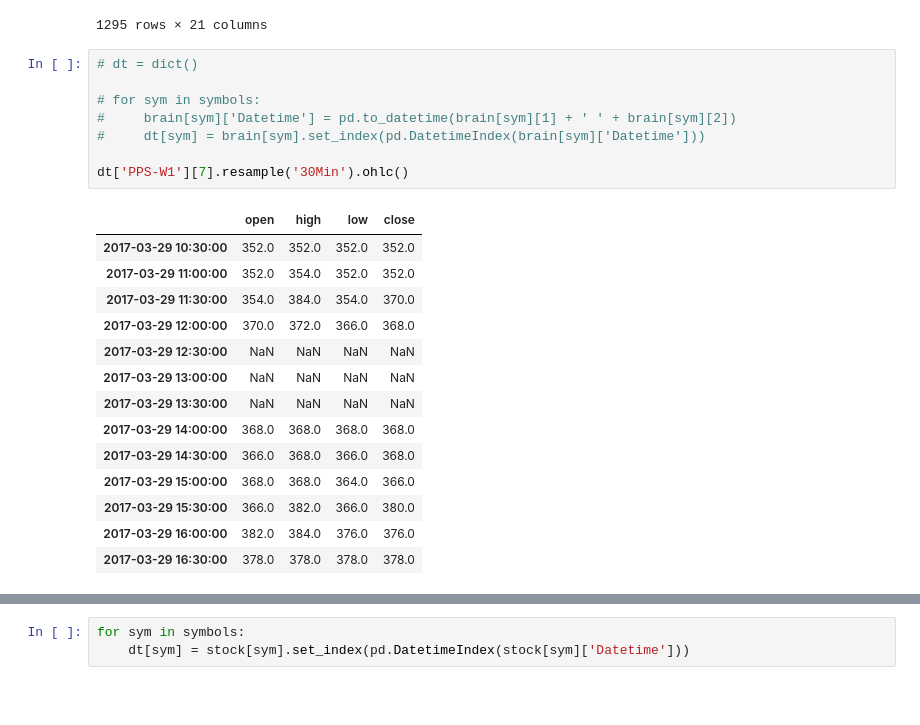
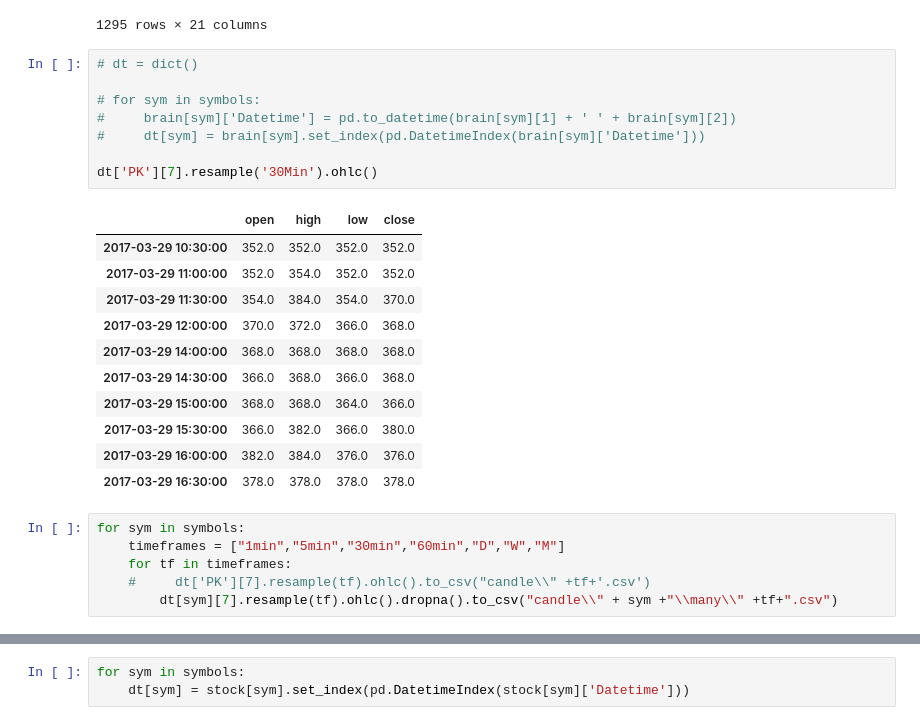
Before and after one commit to chotipat41688/SeProj, a Jupyter notebook: Ipython/readJson2.ipynb, the cells around one changed output, grey strips where cells are left out. Cells and saved outputs as stored; diff of their text form; blank space fills up the shorter version.

```diff
--- a/Ipython/readJson2.ipynb
+++ b/Ipython/readJson2.ipynb
@@ -732,23 +734,26 @@ dt['PK']
 # %%
 # dt = dict()
 
 # for sym in symbols:
 #     brain[sym]['Datetime'] = pd.to_datetime(brain[sym][1] + ' ' + brain[sym][2])
 #     dt[sym] = brain[sym].set_index(pd.DatetimeIndex(brain[sym]['Datetime']))
 
-dt['PPS-W1'][7].resample('30Min').ohlc()
+dt['PK'][7].resample('30Min').ohlc()
 # %% [output]
 |  | open | high | low | close |
 | 2017-03-29 10:30:00 | 352.0 | 352.0 | 352.0 | 352.0 |
 | 2017-03-29 11:00:00 | 352.0 | 354.0 | 352.0 | 352.0 |
 | 2017-03-29 11:30:00 | 354.0 | 384.0 | 354.0 | 370.0 |
 | 2017-03-29 12:00:00 | 370.0 | 372.0 | 366.0 | 368.0 |
-| 2017-03-29 12:30:00 | NaN | NaN | NaN | NaN |
-| 2017-03-29 13:00:00 | NaN | NaN | NaN | NaN |
-| 2017-03-29 13:30:00 | NaN | NaN | NaN | NaN |
 | 2017-03-29 14:00:00 | 368.0 | 368.0 | 368.0 | 368.0 |
 | 2017-03-29 14:30:00 | 366.0 | 368.0 | 366.0 | 368.0 |
 | 2017-03-29 15:00:00 | 368.0 | 368.0 | 364.0 | 366.0 |
 | 2017-03-29 15:30:00 | 366.0 | 382.0 | 366.0 | 380.0 |
 | 2017-03-29 16:00:00 | 382.0 | 384.0 | 376.0 | 376.0 |
 | 2017-03-29 16:30:00 | 378.0 | 378.0 | 378.0 | 378.0 |
+# %%
+for sym in symbols:
+    timeframes = ["1min","5min","30min","60min","D","W","M"]
+    for tf in timeframes:
+    #     dt['PK'][7].resample(tf).ohlc().to_csv("candle\\" +tf+'.csv')
+        dt[sym][7].resample(tf).ohlc().dropna().to_csv("candle\\" + sym +"\\many\\" +tf+".csv")
```
Also changed, not shown: parts of 3 cells of this notebook.
